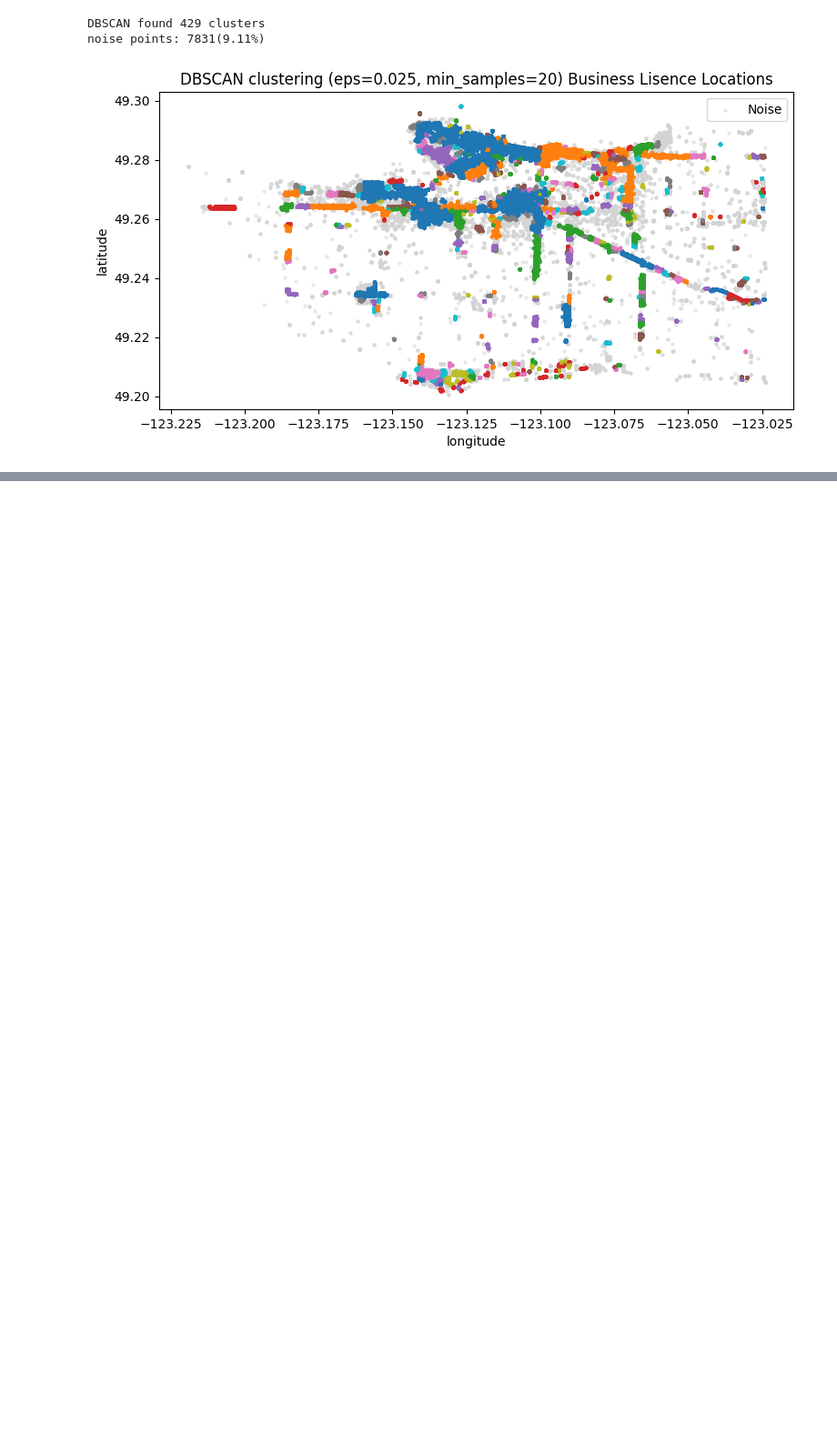
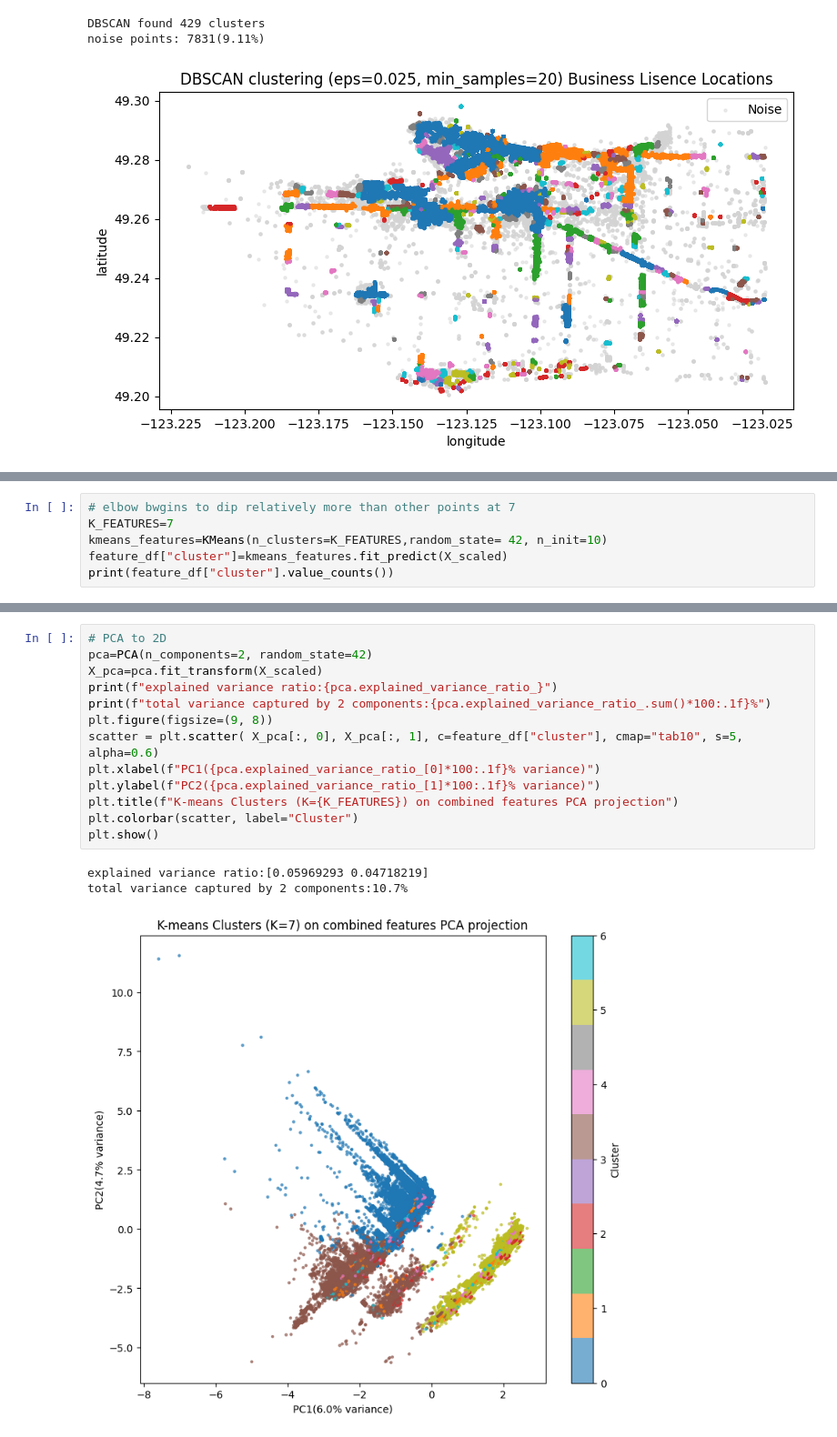
Before and after one commit to arriyan-aa/Assignment03, a Jupyter notebook: notebook.ipynb, the cells around one changed output, grey strips where cells are left out. Shown at 91% size. Cells and saved outputs as stored; diff of their text form; blank space fills up the shorter version.

```diff
--- a/notebook.ipynb
+++ b/notebook.ipynb
@@ -260,0 +348,6 @@ noise points: 7831(9.11%)
+# %%
+# elbow bwgins to dip relatively more than other points at 7
+K_FEATURES=7
+kmeans_features=KMeans(n_clusters=K_FEATURES,random_state= 42, n_init=10)
+feature_df["cluster"]=kmeans_features.fit_predict(X_scaled)
+print(feature_df["cluster"].value_counts())
@@ -260,0 +364,17 @@ noise points: 7831(9.11%)
+# %%
+# PCA to 2D
+pca=PCA(n_components=2, random_state=42)
+X_pca=pca.fit_transform(X_scaled)
+print(f"explained variance ratio:{pca.explained_variance_ratio_}")
+print(f"total variance captured by 2 components:{pca.explained_variance_ratio_.sum()*100:.1f}%")
+plt.figure(figsize=(9, 8))
+scatter = plt.scatter( X_pca[:, 0], X_pca[:, 1], c=feature_df["cluster"], cmap="tab10", s=5, alpha=0.6)
+plt.xlabel(f"PC1({pca.explained_variance_ratio_[0]*100:.1f}% variance)")
+plt.ylabel(f"PC2({pca.explained_variance_ratio_[1]*100:.1f}% variance)")
+plt.title(f"K-means Clusters (K={K_FEATURES}) on combined features PCA projection")
+plt.colorbar(scatter, label="Cluster")
+plt.show()
+# %% [output]
+explained variance ratio:[0.05969293 0.04718219]
+total variance captured by 2 components:10.7%
+[figure, added]
```
Also changed, not shown: parts of 10 cells of this notebook.
